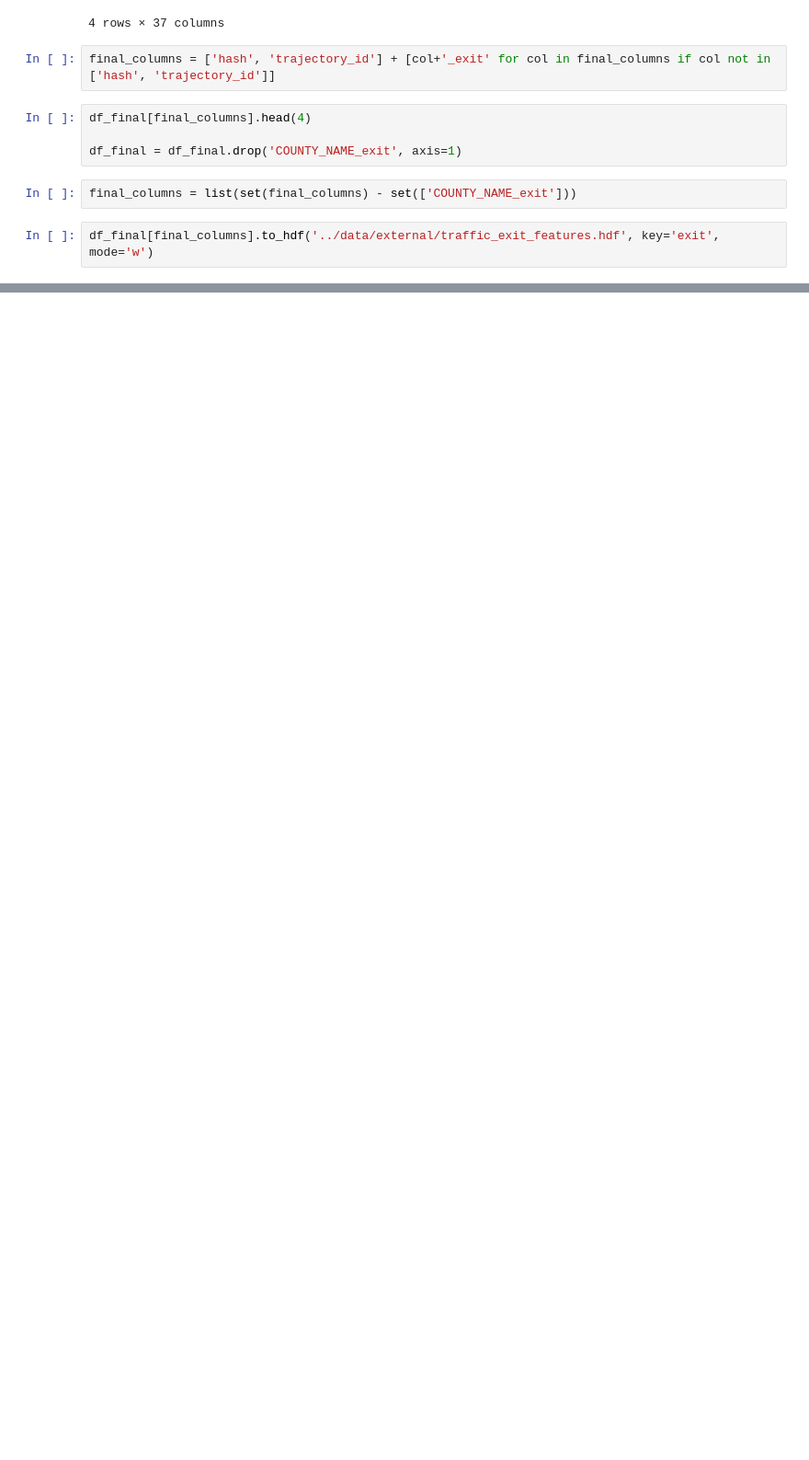
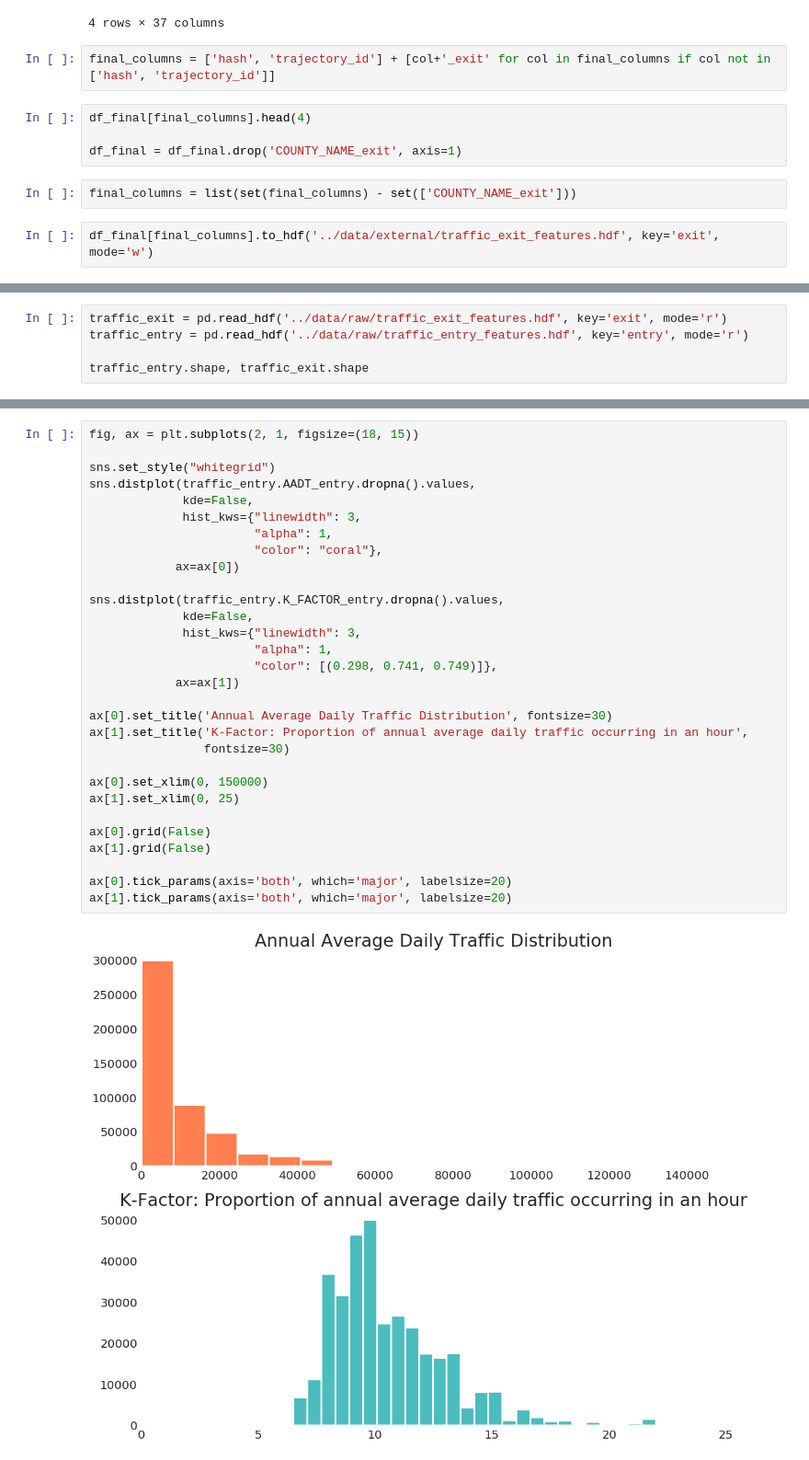
Before and after one commit to jcezarms/ey-nextwave-competition, a Jupyter notebook: notebooks/victor-exploring-external-data.ipynb, the cells around one changed output, grey strips where cells are left out. Shown: that part at 92% size. Saved outputs shown, nothing was run; the diff lists cells and outputs as text; blank space fills up the shorter version.

```diff
--- a/notebooks/victor-exploring-external-data.ipynb
+++ b/notebooks/victor-exploring-external-data.ipynb
@@ -204,0 +192,5 @@ df_final[final_columns].to_hdf('../data/external/traffic_exit_features.hdf', key
+# %%
+traffic_exit = pd.read_hdf('../data/raw/traffic_exit_features.hdf', key='exit', mode='r')
+traffic_entry = pd.read_hdf('../data/raw/traffic_entry_features.hdf', key='entry', mode='r')
+
+traffic_entry.shape, traffic_exit.shape
@@ -204,0 +226,32 @@ df_final[final_columns].to_hdf('../data/external/traffic_exit_features.hdf', key
+# %%
+fig, ax = plt.subplots(2, 1, figsize=(18, 15))
+
+sns.set_style("whitegrid")
+sns.distplot(traffic_entry.AADT_entry.dropna().values,
+             kde=False,
+             hist_kws={"linewidth": 3,
+                       "alpha": 1,
+                       "color": "coral"},
+            ax=ax[0])
+
+sns.distplot(traffic_entry.K_FACTOR_entry.dropna().values,
+             kde=False,
+             hist_kws={"linewidth": 3,
+                       "alpha": 1,
+                       "color": [(0.298, 0.741, 0.749)]},
+            ax=ax[1])
+
+ax[0].set_title('Annual Average Daily Traffic Distribution', fontsize=30)
+ax[1].set_title('K-Factor: Proportion of annual average daily traffic occurring in an hour',
+                fontsize=30)
+
+ax[0].set_xlim(0, 150000)
+ax[1].set_xlim(0, 25)
+
+ax[0].grid(False)
+ax[1].grid(False)
+
+ax[0].tick_params(axis='both', which='major', labelsize=20)
+ax[1].tick_params(axis='both', which='major', labelsize=20)
+# %% [output]
+[figure, added]
```
Also changed, not shown: parts of 9 cells of this notebook, 1 other file.
